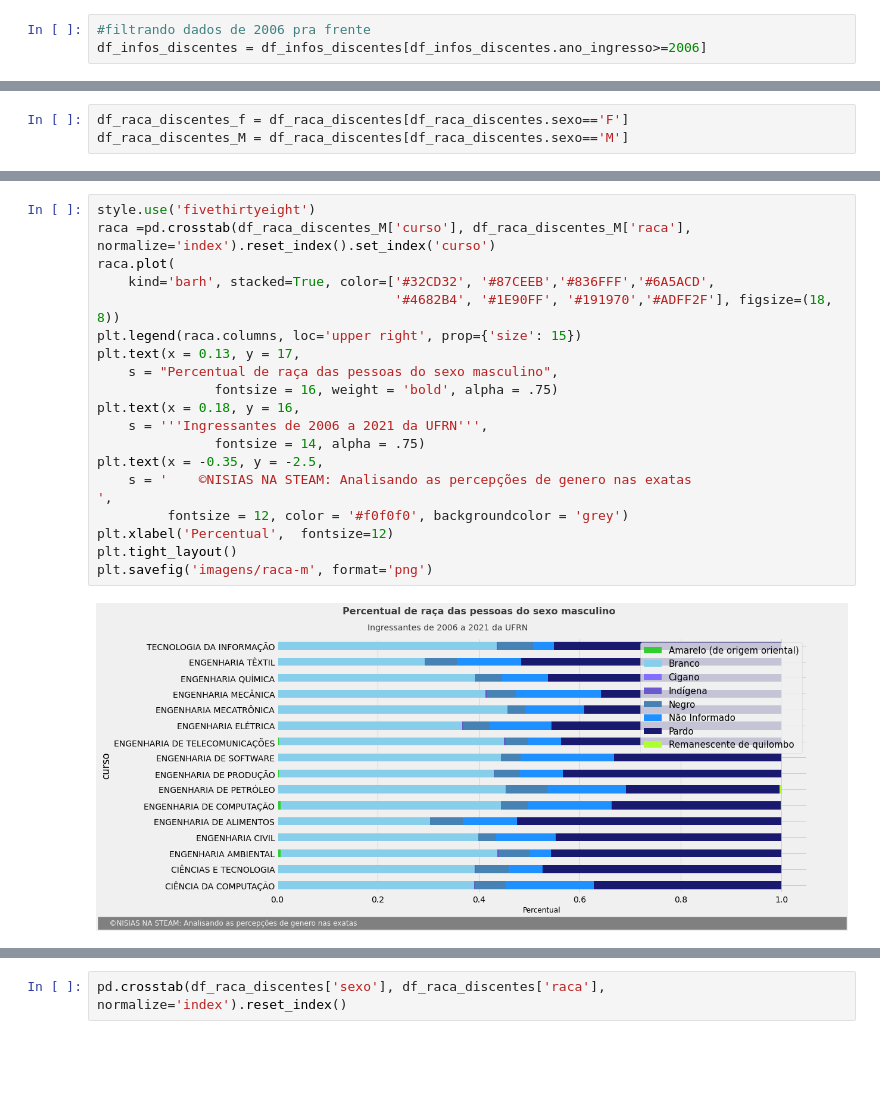
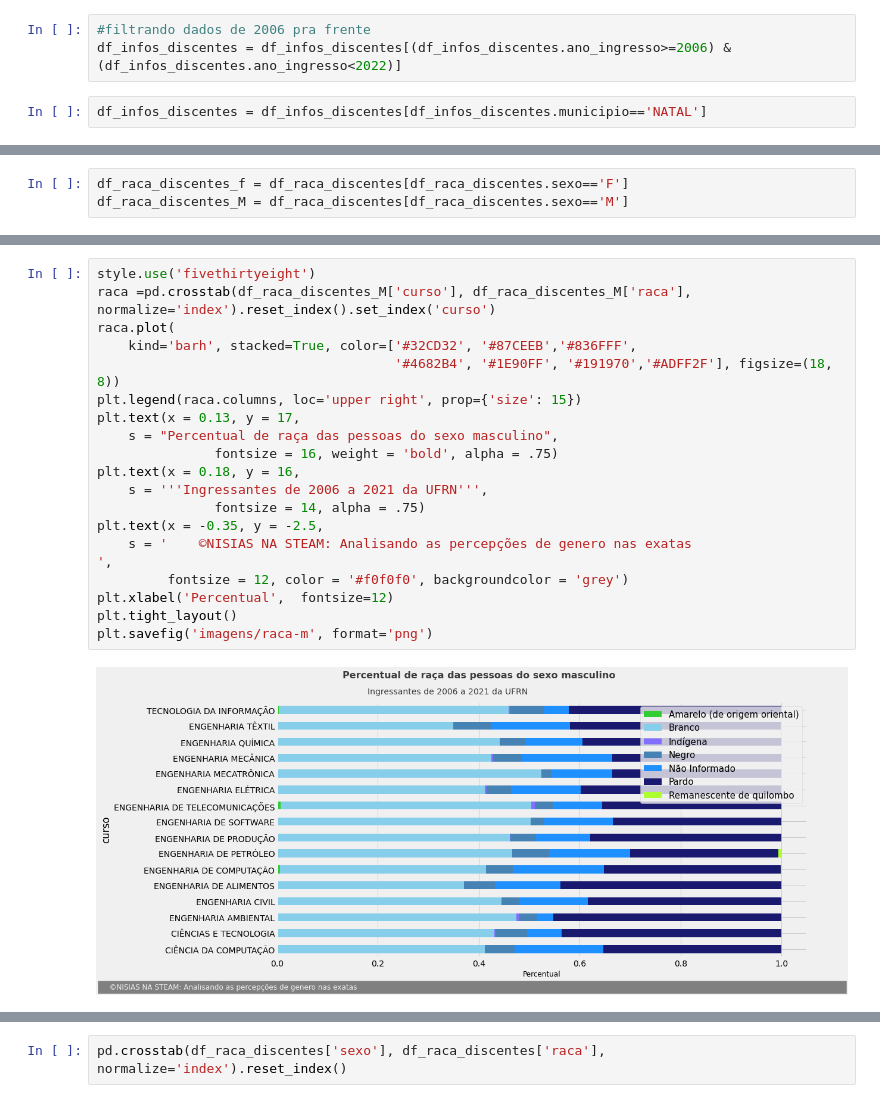
Before and after one commit to marianaccq/analises-discentes-ufrn, a Jupyter notebook: TCC-Mariana.ipynb, the cells around one changed output, grey strips where cells are left out. Cells and saved outputs as stored; diff of their text form; blank space fills up the shorter version.

```diff
--- a/TCC-Mariana.ipynb
+++ b/TCC-Mariana.ipynb
@@ -15,7 +31,9 @@ cursos = ['ENGENHARIA CIVIL', 'ENGENHARIA QUÍMICA', 'ENGENHARIA ELÉTRICA', 'EN
 df_infos_discentes=df_infos_discentes[df_infos_discentes.curso.isin(cursos)]
 # %%
 #filtrando dados de 2006 pra frente
-df_infos_discentes = df_infos_discentes[df_infos_discentes.ano_ingresso>=2006]
+df_infos_discentes = df_infos_discentes[(df_infos_discentes.ano_ingresso>=2006) & (df_infos_discentes.ano_ingresso<2022)]
+# %%
+df_infos_discentes = df_infos_discentes[df_infos_discentes.municipio=='NATAL']
 # %%
 #filtrando dados nulos de ano de nascimento
 df_infos_discentes = df_infos_discentes[~df_infos_discentes.ano_nascimento.isna()]
@@ -311,21 +501,21 @@ plt.savefig('imagens/raca-f', format='png')
 # %%
 style.use('fivethirtyeight')
 raca =pd.crosstab(df_raca_discentes_M['curso'], df_raca_discentes_M['raca'], normalize='index').reset_index().set_index('curso')
 raca.plot(
-    kind='barh', stacked=True, color=['#32CD32', '#87CEEB','#836FFF','#6A5ACD',
+    kind='barh', stacked=True, color=['#32CD32', '#87CEEB','#836FFF',
                                       '#4682B4', '#1E90FF', '#191970','#ADFF2F'], figsize=(18, 8))
 plt.legend(raca.columns, loc='upper right', prop={'size': 15})
 plt.text(x = 0.13, y = 17,
     s = "Percentual de raça das pessoas do sexo masculino",
                fontsize = 16, weight = 'bold', alpha = .75)
 plt.text(x = 0.18, y = 16,
     s = '''Ingressantes de 2006 a 2021 da UFRN''',
                fontsize = 14, alpha = .75)
 plt.text(x = -0.35, y = -2.5,
     s = '    ©NISIAS NA STEAM: Analisando as percepções de genero nas exatas                                                                                                                                                                                                                   ',
          fontsize = 12, color = '#f0f0f0', backgroundcolor = 'grey')
 plt.xlabel('Percentual',  fontsize=12)
 plt.tight_layout()
 plt.savefig('imagens/raca-m', format='png')
 # %% [output]
-[figure, old version]
+[figure, new version]
```
Also changed, not shown: parts of 42 cells of this notebook, 14 other files.
